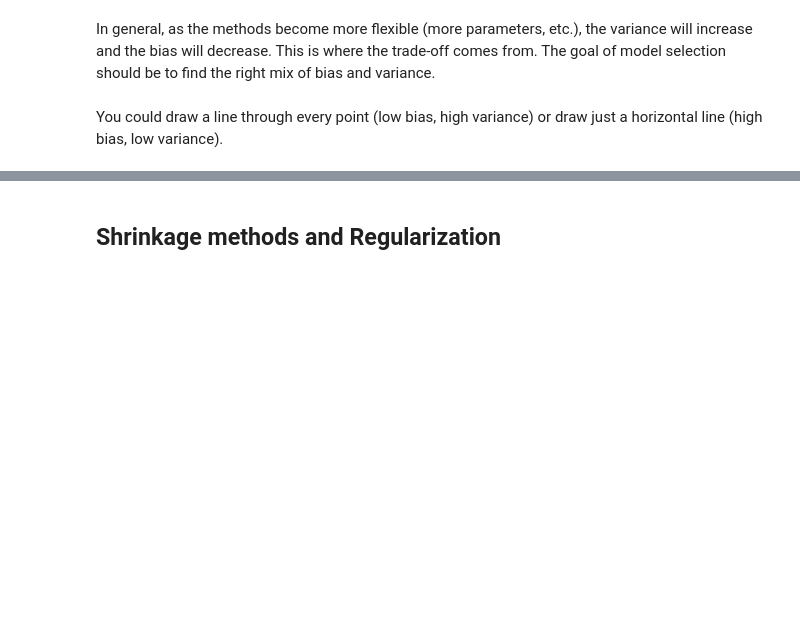
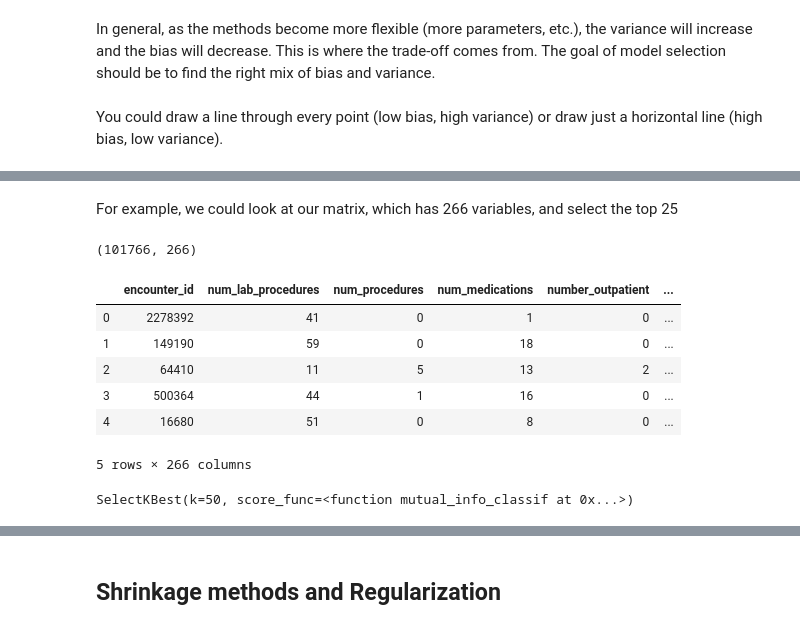
Before and after one commit to dsahduke/variable_selection_regularization, a Jupyter notebook: Variable Selection and Regularization.ipynb, the cells around one changed output, grey strips where cells are left out. Drawn from its saved outputs; the diff is of its cells as text; code cells hidden in the pictures; blank space fills up the shorter version.

Commit message:
Add examples

```diff
--- a/Variable Selection and Regularization.ipynb
+++ b/Variable Selection and Regularization.ipynb
@@ -166,0 +256,16 @@ http://www-bcf.usc.edu/~gareth/ISL/
+# %% [markdown]
+For example, we could look at our matrix, which has 266 variables, and select the top 25
+# %%
+model_dataset.shape
+# %% [output]
+(101766, 266)
+# %%
+model_dataset.head()
+# %% [output]
+|  | encounter_id | num_lab_procedures | num_procedures | num_medications | number_outpatient | ... |
+| 0 | 2278392 | 41 | 0 | 1 | 0 | ... |
+| 1 | 149190 | 59 | 0 | 18 | 0 | ... |
+| 2 | 64410 | 11 | 5 | 13 | 2 | ... |
+| 3 | 500364 | 44 | 1 | 16 | 0 | ... |
+| 4 | 16680 | 51 | 0 | 8 | 0 | ... |
+5 rows × 266 columns
@@ -166,0 +277,4 @@ http://www-bcf.usc.edu/~gareth/ISL/
+# %%
+selector.fit(X=model_dataset.iloc[:, 2:], y=model_dataset.iloc[:, 1])
+# %% [output]
+SelectKBest(k=50, score_func=<function mutual_info_classif at 0x...>)
```
Also changed, not shown: parts of 40 cells of this notebook, 2 other files.
